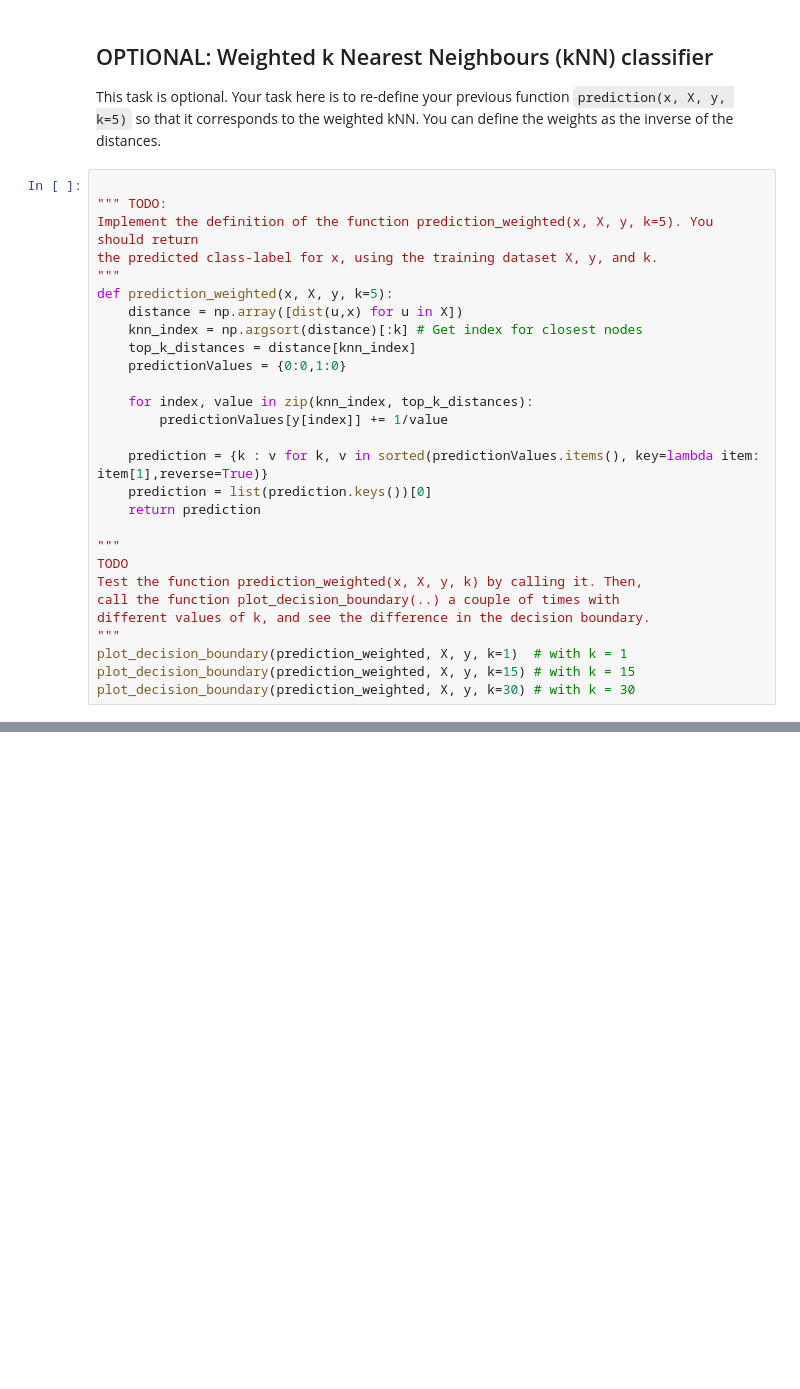
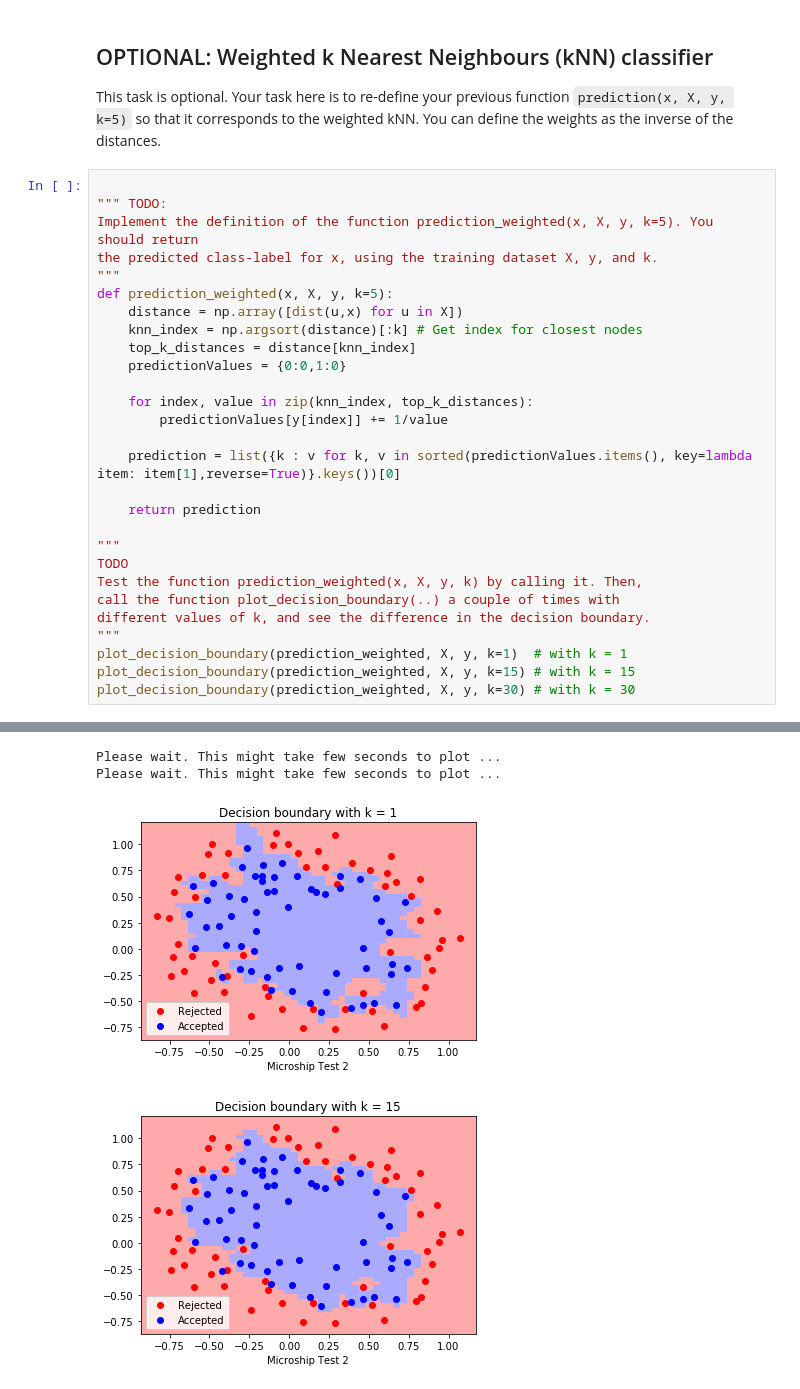
Before and after one commit to FredrikM97/Learning_systems, a Jupyter notebook: Labs/Lab3_Classification/Lab 3 - Part B - Classification with kNN.ipynb, the cells around one changed output, grey strips where cells are left out. Saved outputs shown, nothing was run; the diff lists cells and outputs as text; blank space fills up the shorter version.

```diff
--- a/Labs/Lab3_Classification/Lab 3 - Part B - Classification with kNN.ipynb
+++ b/Labs/Lab3_Classification/Lab 3 - Part B - Classification with kNN.ipynb
@@ -200,8 +200,8 @@ def prediction_weighted(x, X, y, k=5):
     for index, value in zip(knn_index, top_k_distances):
         predictionValues[y[index]] += 1/value
 
-    prediction = {k : v for k, v in sorted(predictionValues.items(), key=lambda item: item[1],reverse=True)}
-    prediction = list(prediction.keys())[0]
+    prediction = list({k : v for k, v in sorted(predictionValues.items(), key=lambda item: item[1],reverse=True)}.keys())[0]
+
     return prediction
 
 """
@@ -217,0 +218,4 @@ SyntaxError: invalid syntax (<ipython-input-48-fbc960afc824>, line 14)
+Please wait. This might take few seconds to plot ...
+Please wait. This might take few seconds to plot ...
+[figure, added]
+[figure, added]
```
Also changed, not shown: parts of 1 cell of this notebook.
